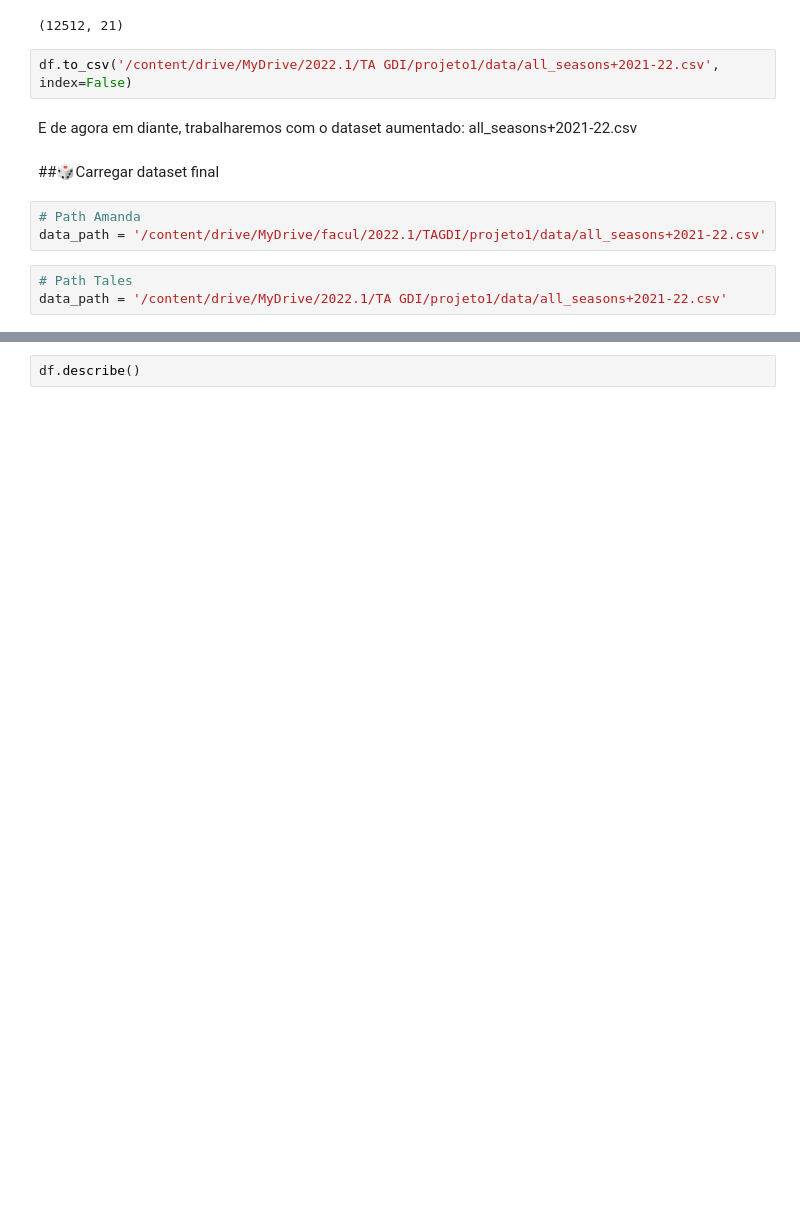
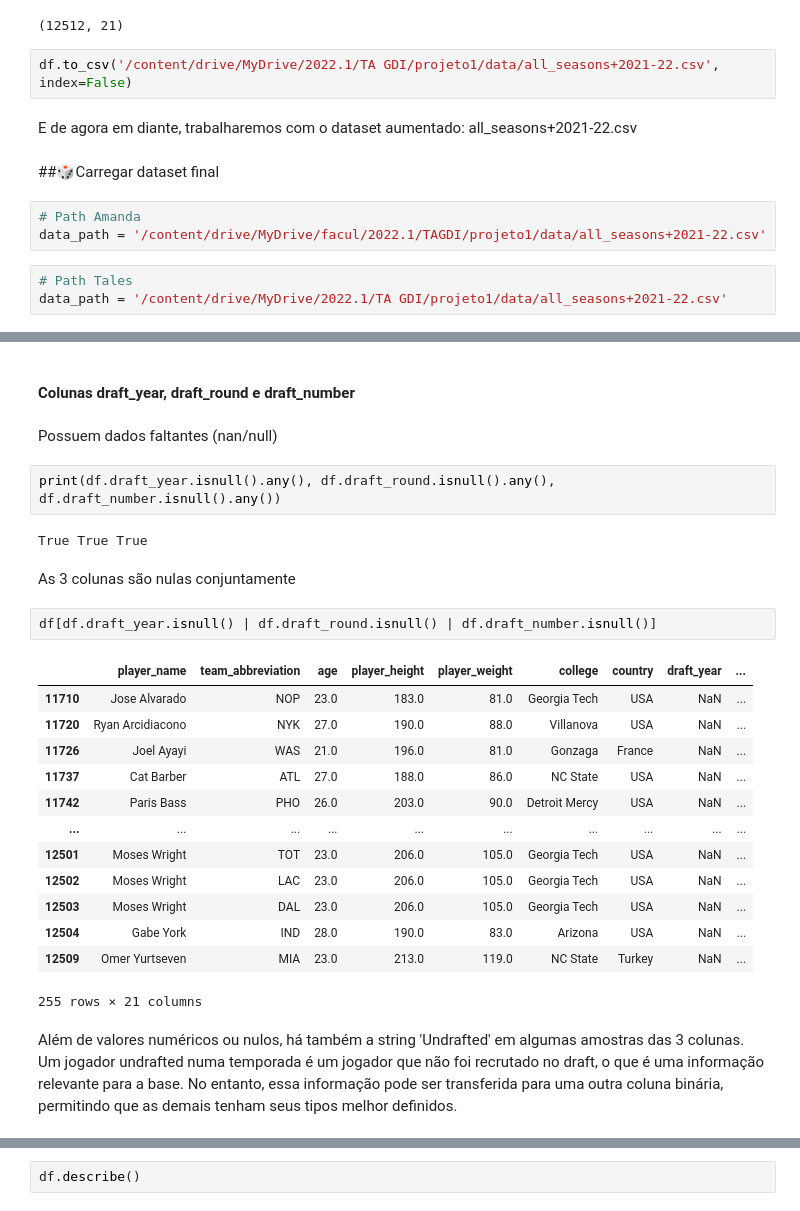
Before and after one commit to tta13/NBA-data-analysis, a Jupyter notebook: code.ipynb, the cells around one changed output, grey strips where cells are left out. Cells and saved outputs as stored; diff of their text form; blank space fills up the shorter version.

```diff
--- a/code.ipynb
+++ b/code.ipynb
@@ -513,0 +588,29 @@ data_path = '/content/drive/MyDrive/2022.1/TA GDI/projeto1/data/all_seasons+2021
+# %% [markdown]
+#### Colunas draft_year, draft_round e draft_number
+# %% [markdown]
+Possuem dados faltantes (nan/null)
+# %%
+print(df.draft_year.isnull().any(), df.draft_round.isnull().any(), df.draft_number.isnull().any())
+# %% [output]
+True True True
+# %% [markdown]
+As 3 colunas são nulas conjuntamente
+# %%
+df[df.draft_year.isnull() | df.draft_round.isnull() | df.draft_number.isnull()]
+# %% [output]
+|  | player_name | team_abbreviation | age | player_height | player_weight | college | country | draft_year | ... |
+| 11710 | Jose Alvarado | NOP | 23.0 | 183.0 | 81.0 | Georgia Tech | USA | NaN | ... |
+| 11720 | Ryan Arcidiacono | NYK | 27.0 | 190.0 | 88.0 | Villanova | USA | NaN | ... |
+| 11726 | Joel Ayayi | WAS | 21.0 | 196.0 | 81.0 | Gonzaga | France | NaN | ... |
+| 11737 | Cat Barber | ATL | 27.0 | 188.0 | 86.0 | NC State | USA | NaN | ... |
+| 11742 | Paris Bass | PHO | 26.0 | 203.0 | 90.0 | Detroit Mercy | USA | NaN | ... |
+| ... | ... | ... | ... | ... | ... | ... | ... | ... | ... |
+| 12501 | Moses Wright | TOT | 23.0 | 206.0 | 105.0 | Georgia Tech | USA | NaN | ... |
+| 12502 | Moses Wright | LAC | 23.0 | 206.0 | 105.0 | Georgia Tech | USA | NaN | ... |
+| 12503 | Moses Wright | DAL | 23.0 | 206.0 | 105.0 | Georgia Tech | USA | NaN | ... |
+| 12504 | Gabe York | IND | 28.0 | 190.0 | 83.0 | Arizona | USA | NaN | ... |
+| 12509 | Omer Yurtseven | MIA | 23.0 | 213.0 | 119.0 | NC State | Turkey | NaN | ... |
+255 rows × 21 columns
+# %% [markdown]
+Além de valores numéricos ou nulos, há também a string 'Undrafted' em algumas amostras das 3 colunas.
+Um jogador undrafted numa temporada é um jogador que não foi recrutado no draft, o que é uma informação relevante para a base. No entanto, essa informação pode ser transferida para uma outra coluna binária, permitindo que as demais tenham seus tipos melhor definidos.
```
Also changed, not shown: parts of 33 cells of this notebook.
